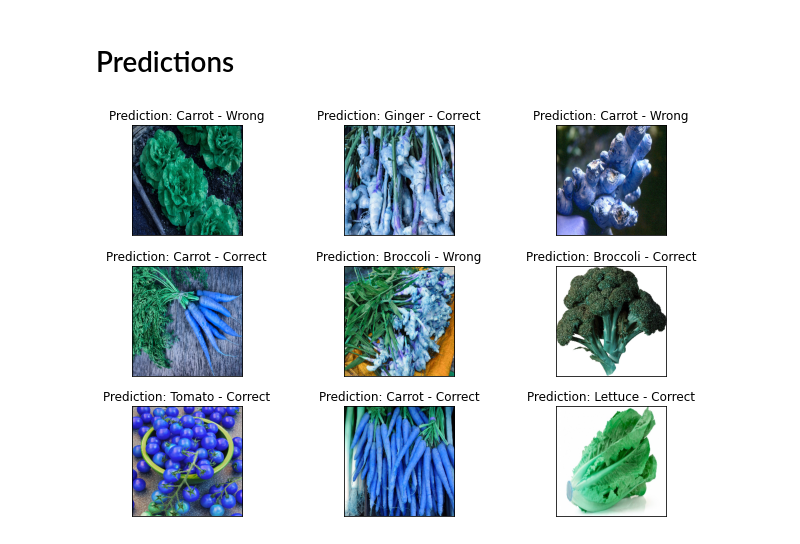
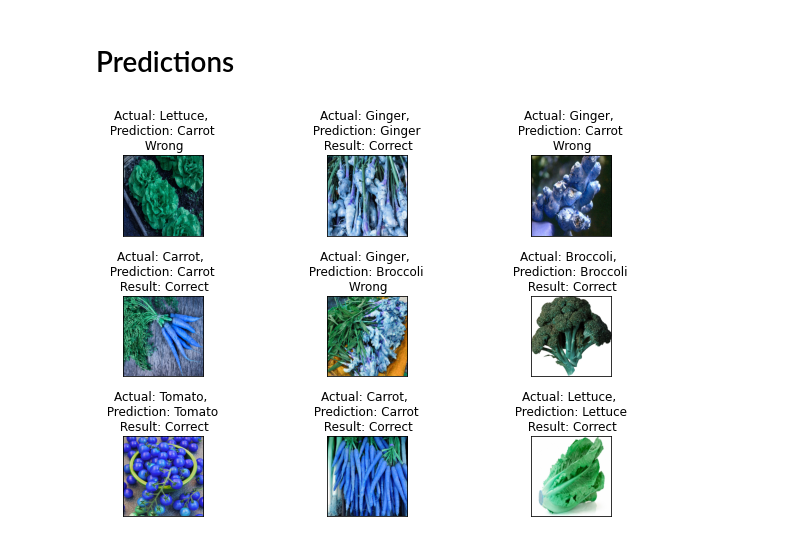
Before and after one commit to jscastanos/veggies-cnn, a Jupyter notebook: Image_Classification.ipynb, the cells around one changed output. Saved outputs shown, nothing was run; the diff lists cells and outputs as text; code cells hidden in the pictures.

Commit message:
better chart title

```diff
--- a/Image_Classification.ipynb
+++ b/Image_Classification.ipynb
@@ -131,28 +131,28 @@ Epoch 5/5
 # %%
 # loop through first 10 X_test
 predictions = model([X_test[:9]]).numpy()
 
 predictedClasses = np.array([np.argmax(pred) for pred in predictions])
 
 
 fig, axs = plt.subplots(nrows=3, ncols=3, figsize=(9, 6),
                         subplot_kw={'xticks': [], 'yticks': []})
 
 counter = 0
 
 for ax, predicted in zip(axs.flat, predictedClasses):
   actual = y_test[counter]
   ax.imshow(X_test[counter])
 
-  title = f'Prediction: {categories[predicted]}'
+  title = f'Actual: {categories[actual]}, \n Prediction: {categories[predicted]}'
 
   if actual == predicted:
-     ax.set_title(f'{title} - Correct')
+     ax.set_title(f'{title} \n Result: Correct')
   else:
-     ax.set_title(f'{title} - Wrong')
+     ax.set_title(f'{title} \n Wrong')
   counter += 1
 
 plt.tight_layout()
 plt.show()
 # %% [output]
-[figure, old version]
+[figure, new version]
```
